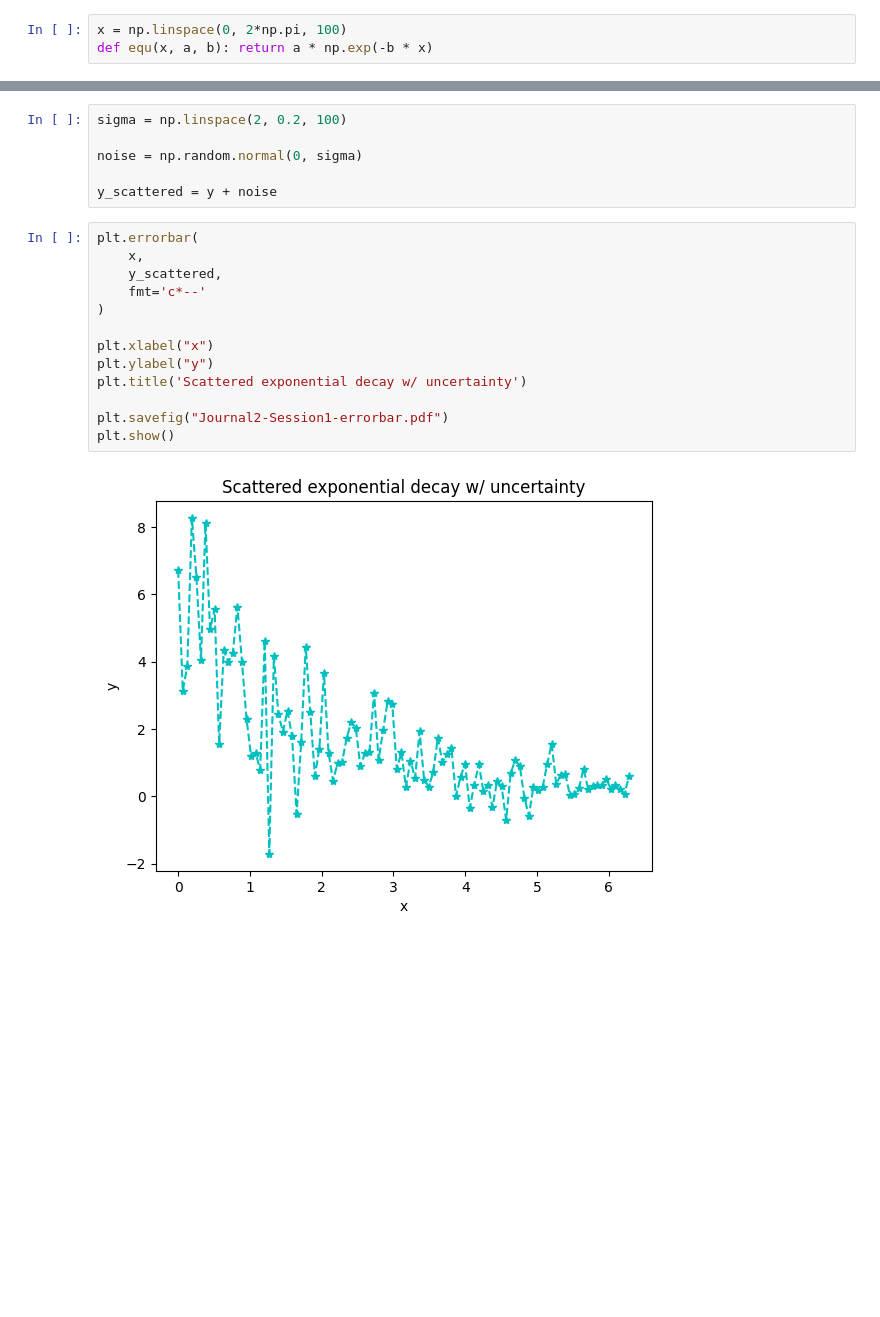
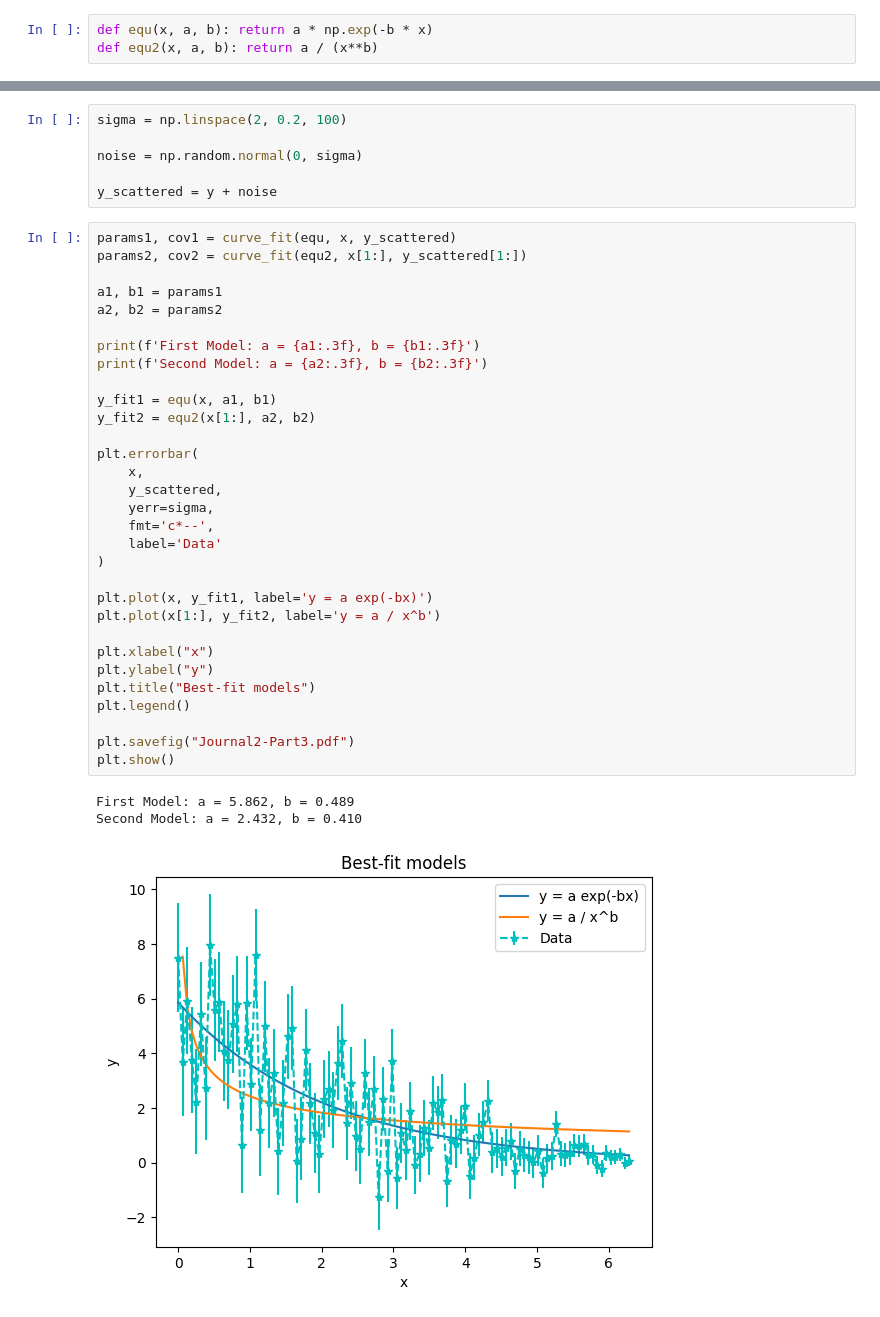
Before and after one commit to InvinciblePyro/ASTR19, a Jupyter notebook: Journal2/Session1.ipynb, the cells around one changed output, grey strips where cells are left out. Saved outputs shown, nothing was run; the diff lists cells and outputs as text; blank space fills up the shorter version.

Commit message:
session 3 done

```diff
--- a/Journal2/Session1.ipynb
+++ b/Journal2/Session1.ipynb
@@ -4,4 +5,4 @@ import numpy as np
 # %%
-x = np.linspace(0, 2*np.pi, 100)
 def equ(x, a, b): return a * np.exp(-b * x)
+def equ2(x, a, b): return a / (x**b)
 # %%
@@ -16,17 +18,37 @@ noise = np.random.normal(0, sigma)
 
 y_scattered = y + noise
 # %%
+params1, cov1 = curve_fit(equ, x, y_scattered)
+params2, cov2 = curve_fit(equ2, x[1:], y_scattered[1:])
+
+a1, b1 = params1
+a2, b2 = params2
+
+print(f'First Model: a = {a1:.3f}, b = {b1:.3f}')
+print(f'Second Model: a = {a2:.3f}, b = {b2:.3f}')
+
+y_fit1 = equ(x, a1, b1)
+y_fit2 = equ2(x[1:], a2, b2)
+
 plt.errorbar(
     x,
     y_scattered,
-    fmt='c*--'
+    yerr=sigma,
+    fmt='c*--',
+    label='Data'
 )
+
+plt.plot(x, y_fit1, label='y = a exp(-bx)')
+plt.plot(x[1:], y_fit2, label='y = a / x^b')
 
 plt.xlabel("x")
 plt.ylabel("y")
-plt.title('Scattered exponential decay w/ uncertainty')
+plt.title("Best-fit models")
+plt.legend()
 
-plt.savefig("Journal2-Session1-errorbar.pdf")
+plt.savefig("Journal2-Part3.pdf")
 plt.show()
 # %% [output]
+First Model: a = 5.862, b = 0.489
+Second Model: a = 2.432, b = 0.410
-[figure, old version]
+[figure, new version]
```
Also changed, not shown: parts of 2 cells of this notebook, 1 other file.
